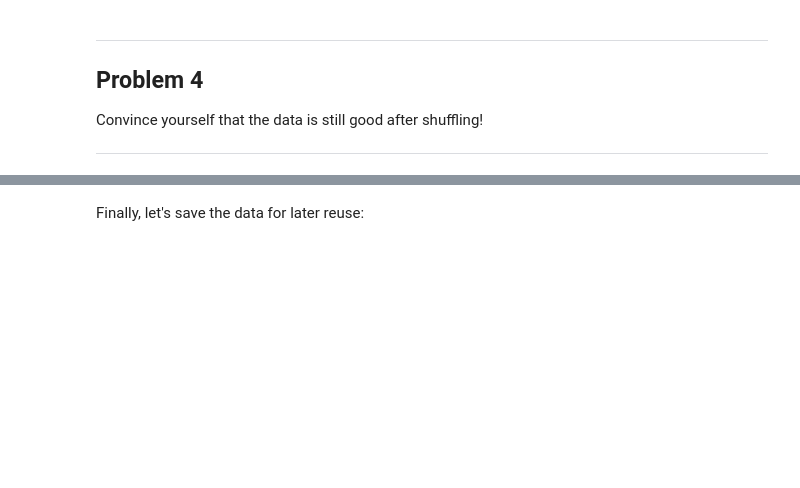
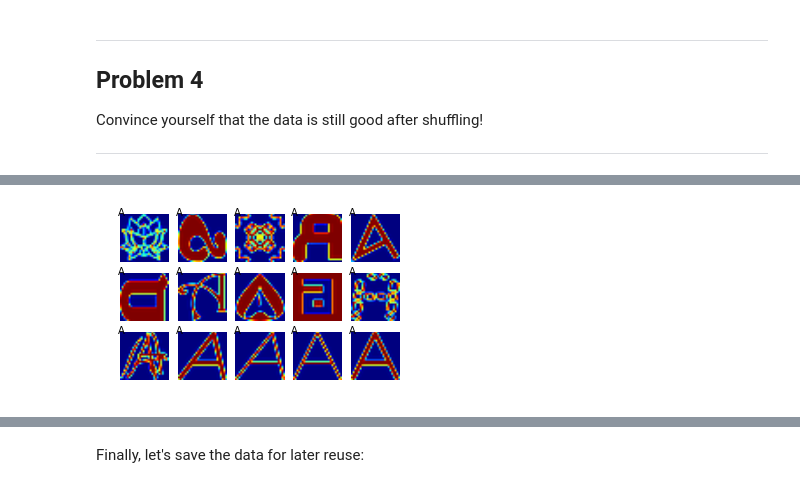
Before and after one commit to gnperdue/tensorflow, a Jupyter notebook: tensorflow/examples/udacity/1_notmnist.ipynb, the cells around one changed output, grey strips where cells are left out. Drawn from its saved outputs; the diff is of its cells as text; code cells hidden in the pictures; blank space fills up the shorter version.

```diff
--- a/tensorflow/examples/udacity/1_notmnist.ipynb
+++ b/tensorflow/examples/udacity/1_notmnist.ipynb
@@ -388,0 +421,4 @@ Convince yourself that the data is still good after shuffling!
+# %%
+make_shuffle_check_plots(valid_dataset, valid_labels)
+# %% [output]
+[figure, added]
```
Also changed, not shown: parts of 21 cells of this notebook.
